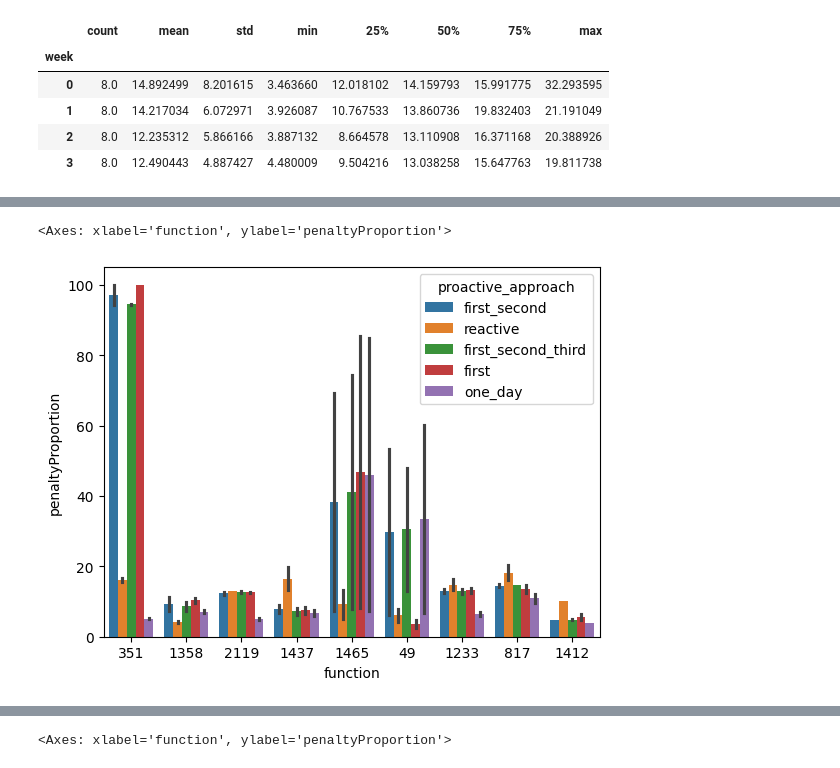
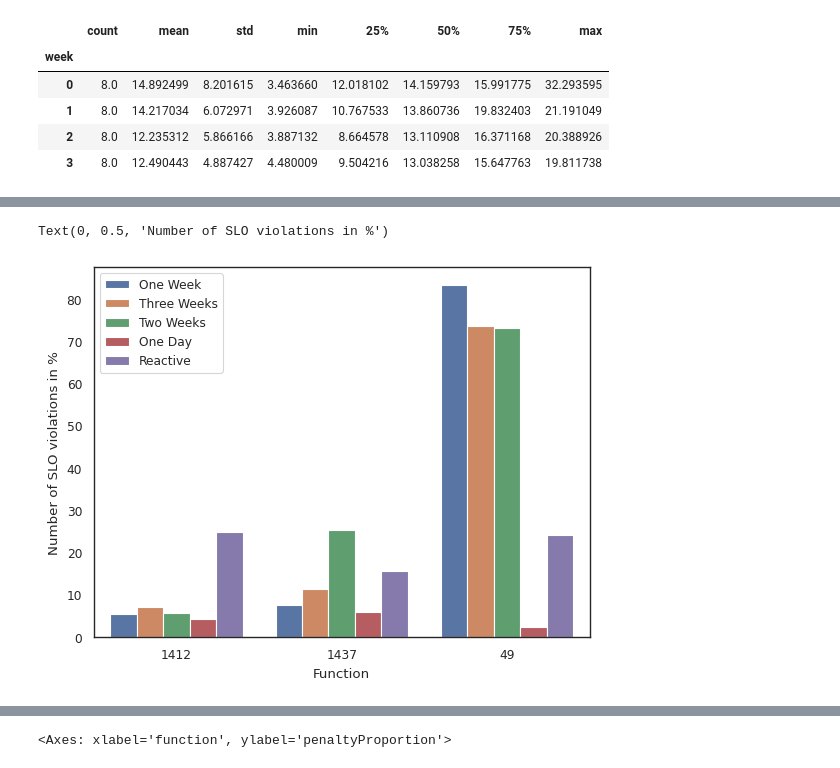
Before and after one commit to nikolalukic167/HeROsim, a Jupyter notebook: Proactive-Reactive_comparison.ipynb, the cells around one changed output, grey strips where cells are left out. Drawn from its saved outputs; the diff is of its cells as text; code cells hidden in the pictures.

```diff
--- a/Proactive-Reactive_comparison.ipynb
+++ b/Proactive-Reactive_comparison.ipynb
@@ -110,8 +112,8 @@ def collect_results_json_recursive(root_dir='re-pro-motivation'):
 
 # Example usage
 if __name__ == "__main__":
-    results_df = collect_results_json_recursive("re-pro-motivation-dnn2")
-    print(results_df)
+    results_df = collect_results_json_recursive(f"{root}/re-pro-motivation-infras")
+    # print(results_df)
 
     # Optionally save to CSV
     # results_df.to_csv('combined_results.csv')
@@ -216,6 +234,21 @@ compare_df[compare_df['approach'] == 'reactive'].groupby(['week'])['penaltyPropo
 | 1 | 8.0 | 14.217034 | 6.072971 | 3.926087 | 10.767533 | 13.860736 | 19.832403 | 21.191049 |
 | 2 | 8.0 | 12.235312 | 5.866166 | 3.887132 | 8.664578 | 13.110908 | 16.371168 | 20.388926 |
 | 3 | 8.0 | 12.490443 | 4.887427 | 4.480009 | 9.504216 | 13.038258 | 15.647763 | 19.811738 |
+# %%
+def rename(x):
+    if x == "first":
+        return "One Week"
+    if x == "first_second":
+        return "Two Weeks"
+    if x == "first_second_third":
+        return  "Three Weeks"
+    if  x == "one_day":
+        return "One Day"
+    if x == "reactive":
+        return "Reactive"
 # %%
 third_four_df = results_df[results_df['week'] != '0']
 third_four_df = third_four_df[third_four_df['week'] != '1']
+third_four_df = third_four_df[third_four_df['week'] != '2']
+third_four_df = third_four_df[third_four_df['function'].isin(['49', '1437', '1412'])].sort_values(by='function')
+third_four_df['proactive_approach'] = third_four_df['proactive_approach'].apply(lambda x: rename(x))
@@ -238,5 +255,10 @@ third_four_df
 # %%
-sns.barplot(x='function', y='penaltyProportion', hue='proactive_approach', data=third_four_df)
+sns.set_theme(style="white")
+sns.set_context("paper")
+g= sns.barplot(x='function', y='penaltyProportion', hue='proactive_approach', data=third_four_df)
+g.legend()
+g.set_xlabel('Function')
+g.set_ylabel('Number of SLO violations in %')
 # %% [output]
-<Axes: xlabel='function', ylabel='penaltyProportion'>
+Text(0, 0.5, 'Number of SLO violations in %')
-[figure, old version]
+[figure, new version]
```
Also changed, not shown: parts of 16 cells of this notebook, 12 other files.
